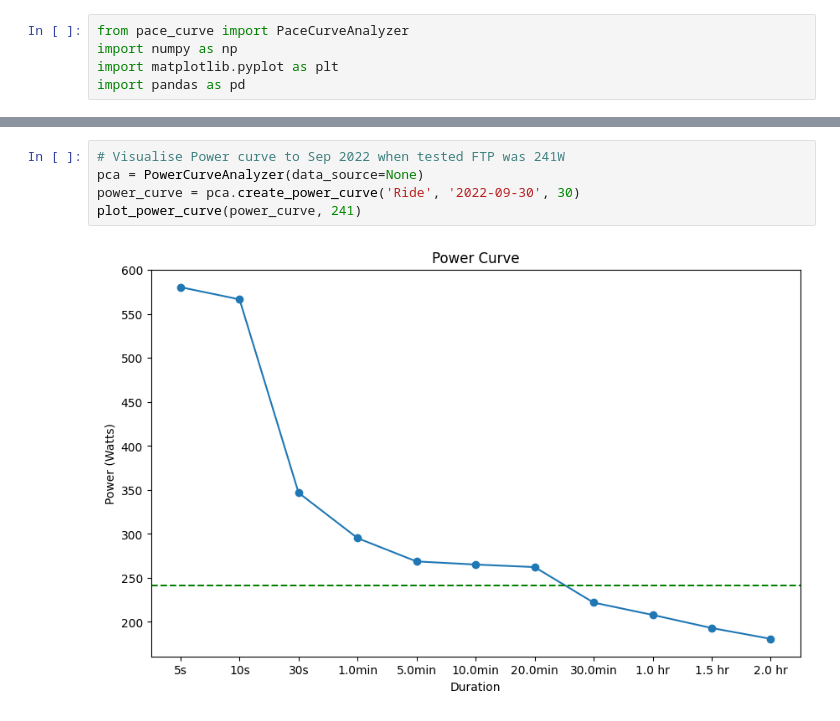
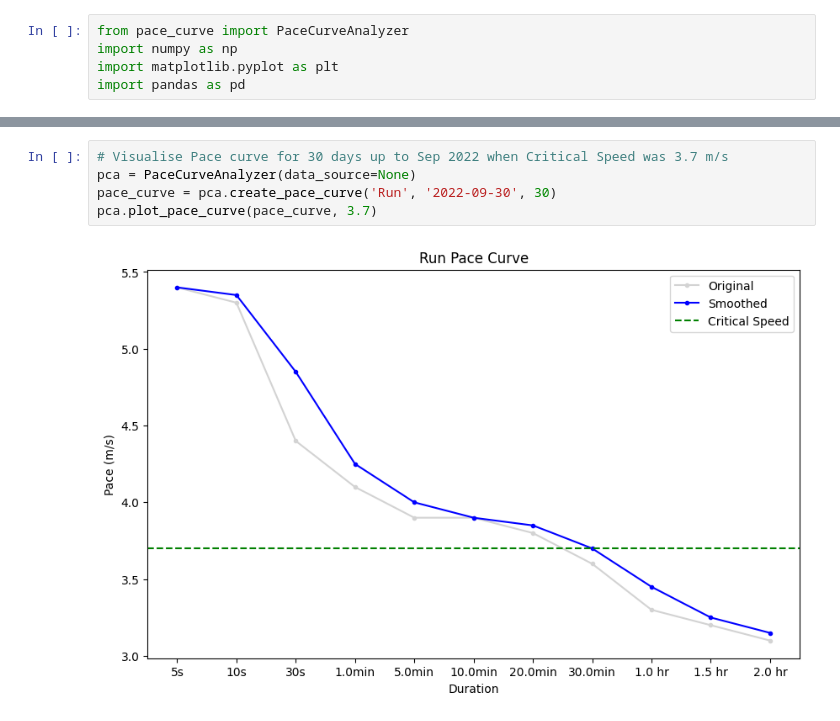
Before and after one commit to Redback-Operations/redback-fit-sports-performance, a Jupyter notebook: Cycling Analysis/Pace Curve Visualisations.ipynb, the cells around one changed output, grey strips where cells are left out. Saved outputs shown, nothing was run; the diff lists cells and outputs as text.

```diff
--- a/Cycling Analysis/Pace Curve Visualisations.ipynb
+++ b/Cycling Analysis/Pace Curve Visualisations.ipynb
@@ -39,7 +13,7 @@ NameError: name 'filtered_paces' is not defined
 # %%
-# Visualise Power curve to Sep 2022 when tested FTP was 241W
-pca = PowerCurveAnalyzer(data_source=None)
-power_curve = pca.create_power_curve('Ride', '2022-09-30', 30)
-plot_power_curve(power_curve, 241)
+# Visualise Pace curve for 30 days up to Sep 2022 when Critical Speed was 3.7 m/s
+pca = PaceCurveAnalyzer(data_source=None)
+pace_curve = pca.create_pace_curve('Run', '2022-09-30', 30)
+pca.plot_pace_curve(pace_curve, 3.7)
 # %% [output]
-[figure, old version]
+[figure, new version]
```
Also changed, not shown: parts of 7 cells of this notebook, 1 other file.
